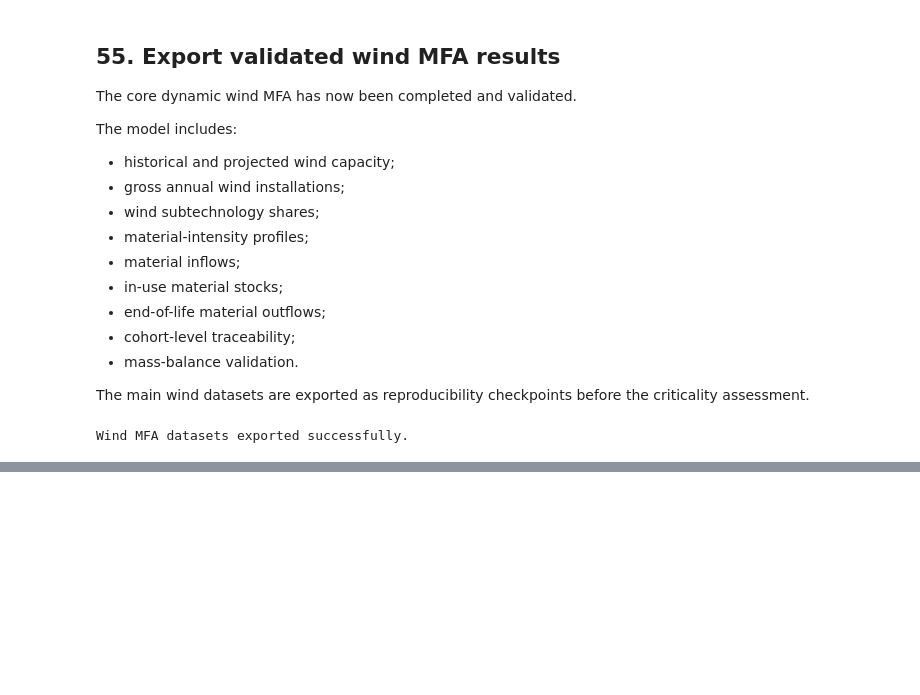
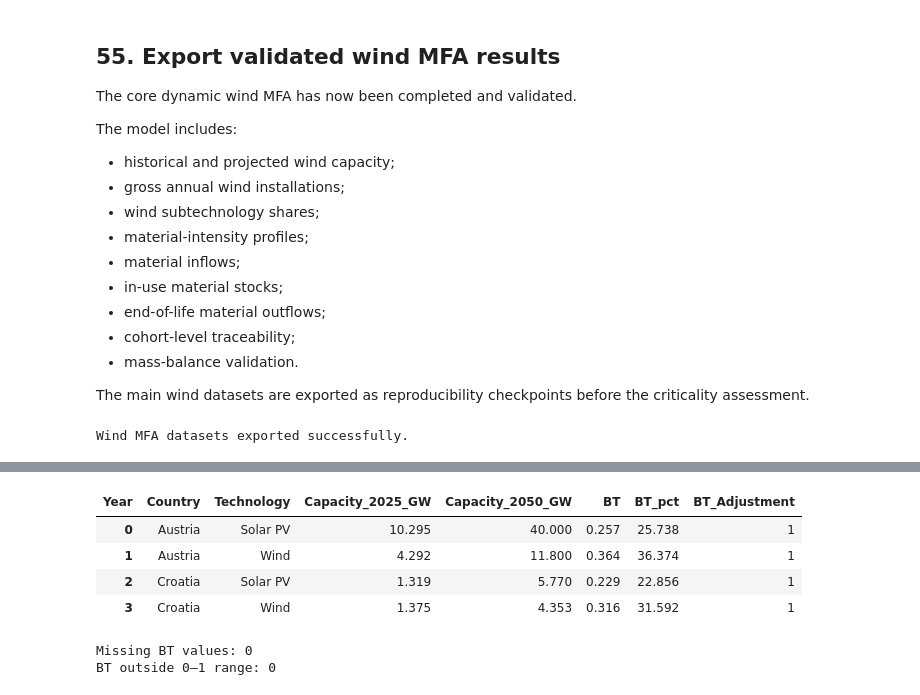
Before and after one commit to Trickwillfrit/MFA, a Jupyter notebook: notebooks/ENV501_Austria_Croatia_MFA.ipynb, the cells around one changed output, grey strips where cells are left out. Cells and saved outputs as stored; diff of their text form; code cells hidden in the pictures; blank space fills up the shorter version.

```diff
--- a/notebooks/ENV501_Austria_Croatia_MFA.ipynb
+++ b/notebooks/ENV501_Austria_Croatia_MFA.ipynb
@@ -6071,0 +6199,43 @@ Wind MFA datasets exported successfully.
+# %%
+def bt_adjustment(bt):
+
+    if bt < 0.20:
+        return 2
+
+    elif bt < 0.50:
+        return 1
+
+    else:
+        return 0
+
+
+bt_capacity["BT_Adjustment"] = (
+    bt_capacity["BT"]
+    .apply(bt_adjustment)
+)
+
+display(
+    bt_capacity.round(3)
+)
+# %% [output]
+| Year | Country | Technology | Capacity_2025_GW | Capacity_2050_GW | BT | BT_pct | BT_Adjustment |
+| 0 | Austria | Solar PV | 10.295 | 40.000 | 0.257 | 25.738 | 1 |
+| 1 | Austria | Wind | 4.292 | 11.800 | 0.364 | 36.374 | 1 |
+| 2 | Croatia | Solar PV | 1.319 | 5.770 | 0.229 | 22.856 | 1 |
+| 3 | Croatia | Wind | 1.375 | 4.353 | 0.316 | 31.592 | 1 |
+# %%
+print(
+    "Missing BT values:",
+    bt_capacity["BT"].isna().sum()
+)
+
+print(
+    "BT outside 0–1 range:",
+    (
+        (bt_capacity["BT"] < 0) |
+        (bt_capacity["BT"] > 1)
+    ).sum()
+)
+# %% [output]
+Missing BT values: 0
+BT outside 0–1 range: 0
```
Also changed, not shown: parts of 11 cells of this notebook.
